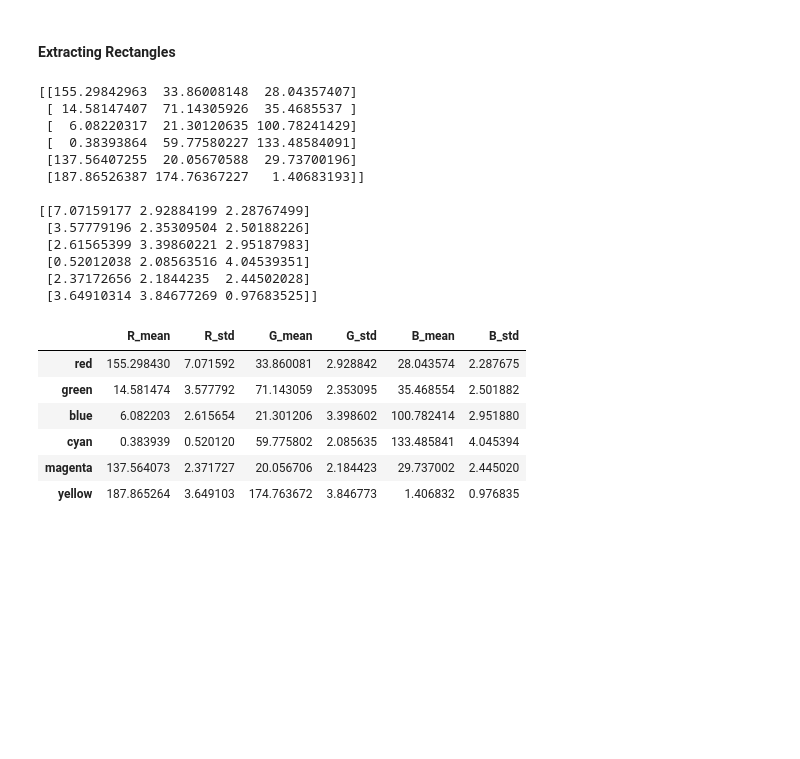
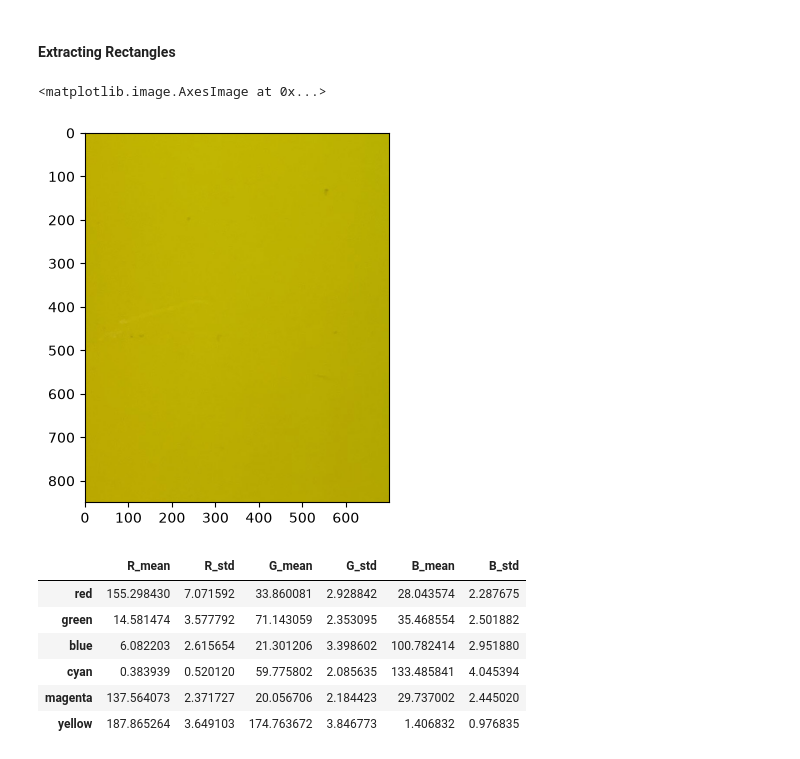
Before and after one commit to yizharf9/coding, a Jupyter notebook: bgu/multimedia_compression/first_paper/ex1.ipynb, the cells around one changed output. Drawn from its saved outputs; the diff is of its cells as text; code cells hidden in the pictures; blank space fills up the shorter version.

Commit message:
multimedia compression : first paper - added code for extracting XYZ and comparison of colors. Added TODO sections upto 1.e

```diff
--- a/bgu/multimedia_compression/first_paper/ex1.ipynb
+++ b/bgu/multimedia_compression/first_paper/ex1.ipynb
@@ -74,34 +74,26 @@ plt.imsave("Printed_Colors_with_black_rectangles.jpeg", pixel_array)
 #### Extracting Rectangles
 # %%
 pixel_array = image_as_array.copy()
+rectangles = []
 mean_pixel_values = []
 std_pixel_values = []
 
 for x_coord,y_coord,x_span,y_span in coordinates:
     rectangle = pixel_array[y_coord:y_coord+y_span ,x_coord:x_coord+x_span]
+    rectangles.append(rectangle)
     mean_pixel_values.append(np.mean(rectangle, axis=(0, 1)))
     std_pixel_values.append(np.std(rectangle, axis=(0, 1)))
 
 colors = ["red", "green", "blue", "cyan", "magenta", "yellow"]
 
 mean_pixel_values = np.array(mean_pixel_values)
 std_pixel_values = np.array(std_pixel_values)
-print(mean_pixel_values ,end="\n\n")
-print(std_pixel_values)
+
+# for checking actual extracted colors = ["red", "green", "blue", "cyan", "magenta", "yellow"]
+plt.imshow(rectangles[5])
 # %% [output]
-[[155.29842963  33.86008148  28.04357407]
- [ 14.58147407  71.14305926  35.4685537 ]
- [  6.08220317  21.30120635 100.78241429]
- [  0.38393864  59.77580227 133.48584091]
- [137.56407255  20.05670588  29.73700196]
- [187.86526387 174.76367227   1.40683193]]
-
-[[7.07159177 2.92884199 2.28767499]
- [3.57779196 2.35309504 2.50188226]
- [2.61565399 3.39860221 2.95187983]
- [0.52012038 2.08563516 4.04539351]
- [2.37172656 2.1844235  2.44502028]
- [3.64910314 3.84677269 0.97683525]]
+<matplotlib.image.AxesImage at 0x...>
+[figure, added]
 # %%
 full_data = np.hstack((mean_pixel_values,std_pixel_values))
 full_data.shape
```
Also changed, not shown: parts of 9 cells of this notebook.
